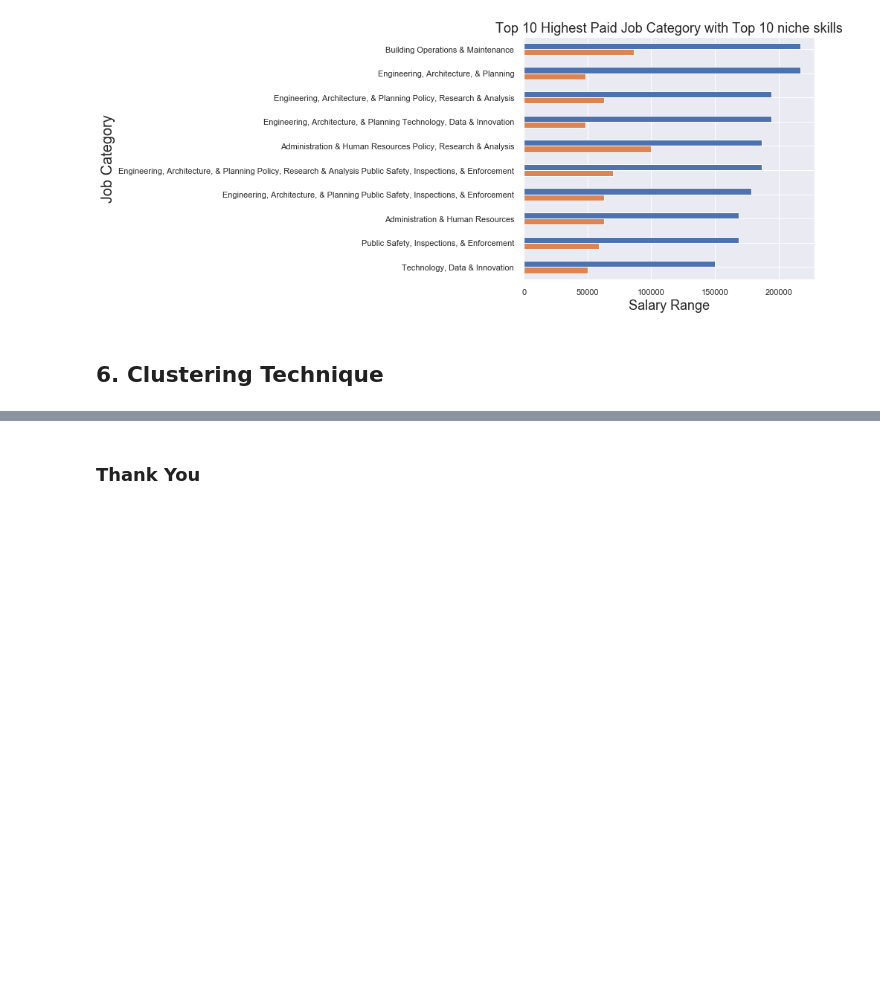
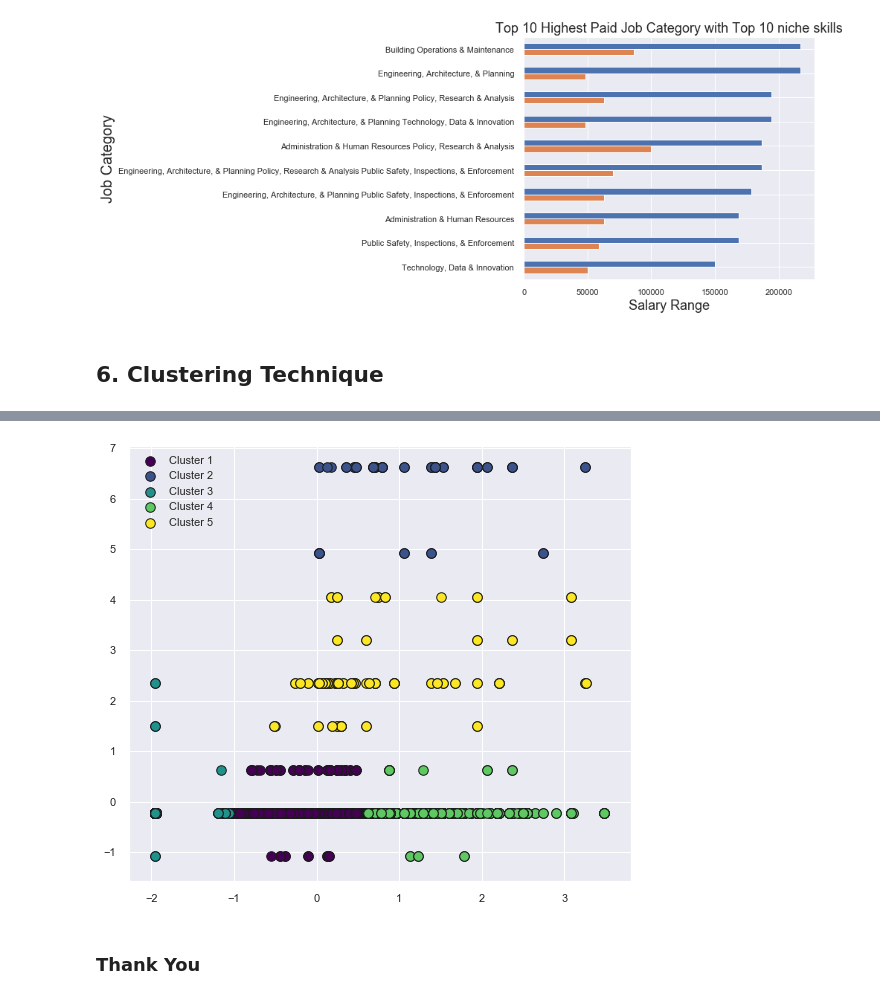
Before and after one commit to Data-Citadel/IDS_GROUP006, a Jupyter notebook: Clustering-New York Job Posting Data-V1.1.ipynb, the cells around one changed output, grey strips where cells are left out. Cells and saved outputs as stored; diff of their text form; code cells hidden in the pictures; blank space fills up the shorter version.

```diff
--- a/Clustering-New York Job Posting Data-V1.1.ipynb
+++ b/Clustering-New York Job Posting Data-V1.1.ipynb
@@ -828,0 +786,9 @@ plt.show()
+# %%
+# Cluster result dataset
+resultset = pd.DataFrame({
+        'x': np.array(x).flatten(),
+        'y': np.array(y).flatten(),
+        'colors': np.array(labels).flatten()
+})
+
+resultset.head()
@@ -829,2 +802,16 @@ plt.show()
+# %%
+size=91
+cmap = plt.cm.viridis
+
+norm = plt.Normalize(resultset['colors'].values.min(),resultset['colors'].values.max() )
+
+for i, df in resultset.groupby("colors"):
+    color_code = cmap(norm(np.unique(df['colors'])))
+    plt.scatter(df['x'], df['y'], s=size, c=color_code, edgecolors='k', label="Cluster {:g}".format(i+1))
+
+plt.legend(fancybox=True)
+plt.show()
+# %% [output]
+[figure, added]
 # %% [markdown]
 ### Thank You
```
Also changed, not shown: parts of 13 cells of this notebook, 2 other files.
